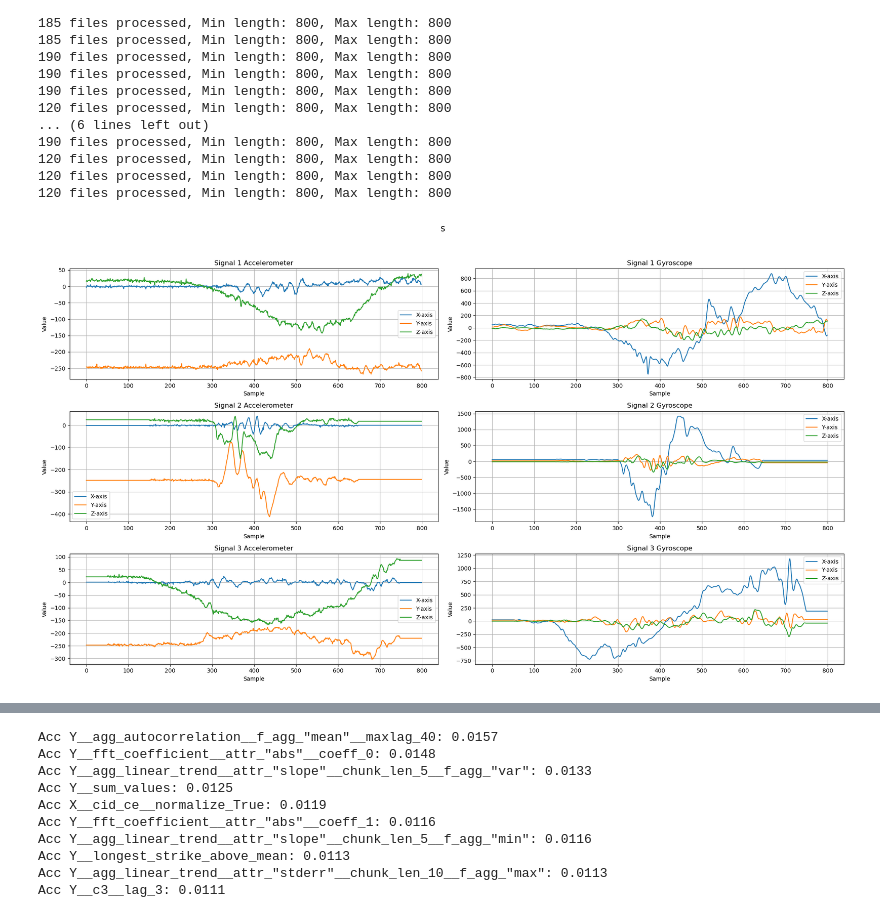
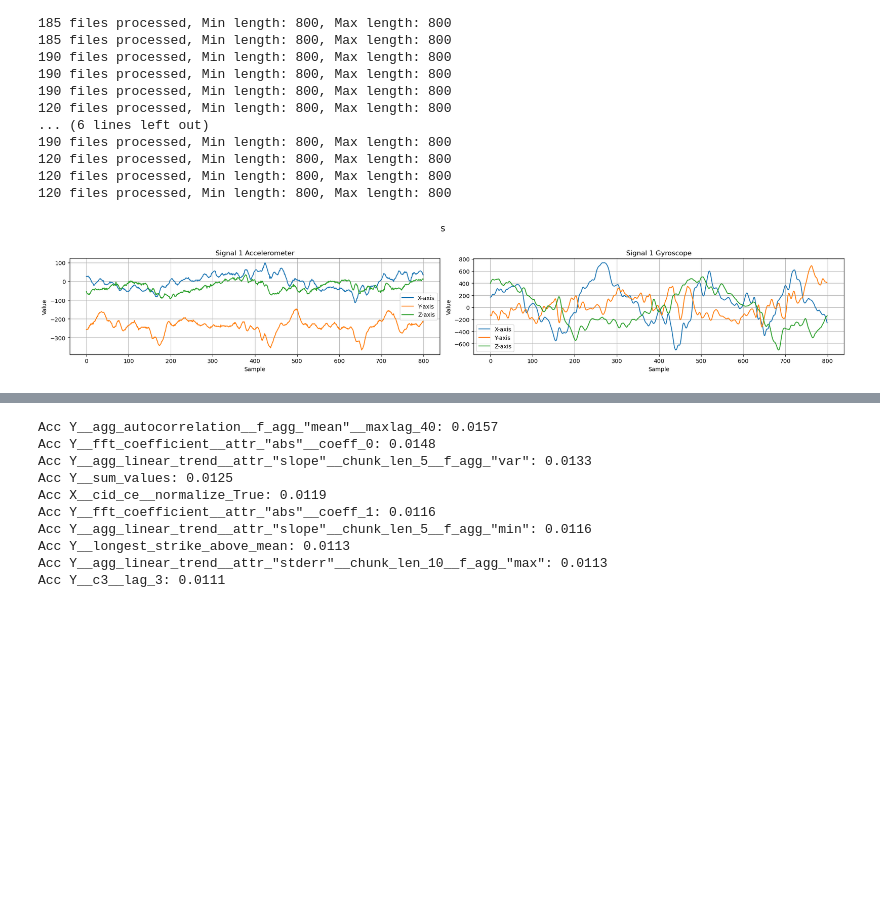
Before and after one commit to AliShrz/earpiece-fall-detection, a Jupyter notebook: SisFall_cleaned.ipynb, the cells around one changed output, grey strips where cells are left out. Cells and saved outputs as stored; diff of their text form; code cells hidden in the pictures; blank space fills up the shorter version.

```diff
--- a/SisFall_cleaned.ipynb
+++ b/SisFall_cleaned.ipynb
@@ -0,0 +136,28 @@
+# %%
+# ========================================
+# IMPROVED MODEL TRAINING
+# ========================================
+
+# Build labels for enhanced dataset
+id_label_pairs_enhanced = []
+for key, info in activity_mapper_improved.items():
+    label = info["label"]
+    data_list = info["data"]
+    for i in range(len(data_list)):
+        sample_id = f'{key}_{i+1}'
+        id_label_pairs_enhanced.append((sample_id, label))
+
+label_df_enhanced = pd.DataFrame(id_label_pairs_enhanced, columns=['ID', 'Label'])
+label_df_enhanced['Group'] = label_df_enhanced['ID'].apply(lambda x: x.split('_')[0])
+
+# Align labels with features - using different approach
+enhanced_features_available_ids = enhanced_features.index.tolist()
+label_df_available_ids = label_df_enhanced['ID'].tolist()
+common_ids_list = [id for id in enhanced_features_available_ids if id in label_df_available_ids]
+
+enhanced_features_filtered = enhanced_features.loc[common_ids_list]
+enhanced_labels = label_df_enhanced.set_index('ID').loc[enhanced_features_filtered.index]['Label']
+
+print(f"Final dataset: {enhanced_features_filtered.shape} samples")
+print("Enhanced class distribution:")
+print(enhanced_labels.value_counts())
@@ -351,8 +650,8 @@ new_19_2 = fn.length_fix(new_d19_data_2, 800)
 120 files processed, Min length: 800, Max length: 800
 # %%
 i= 20
-list = [new_07_1[i], new_08_1[i], new_09_1[i]]
+list = [new_05_1[21]]
 fn.plot_signals(list, "s", "both")
 # %% [output]
-[figure, old version]
+[figure, new version]
 # %%
```
Also changed, not shown: parts of 27 cells of this notebook, 40 other files.
